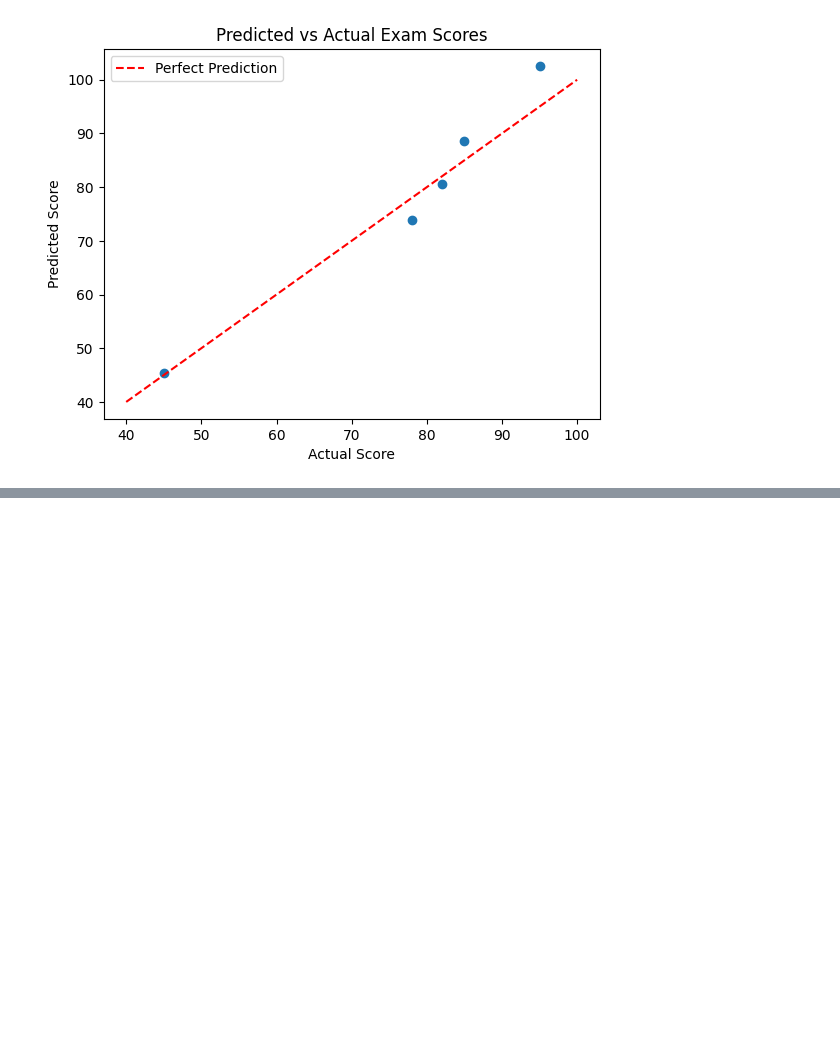
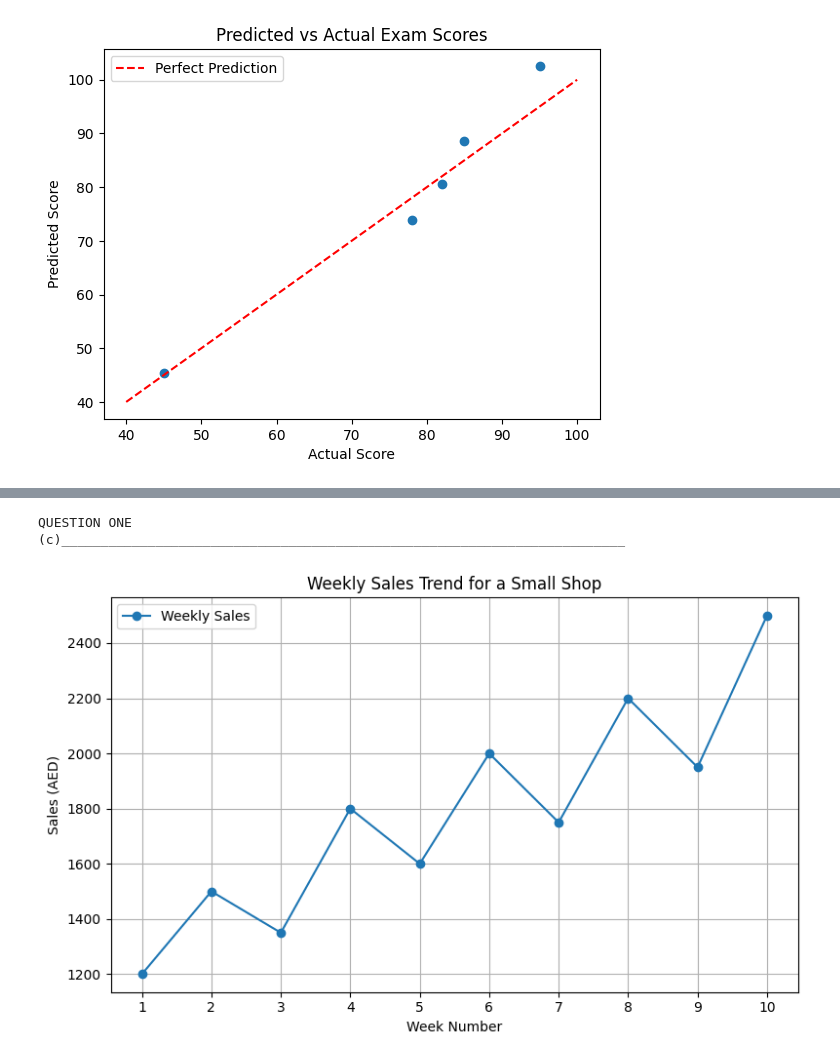
Before and after one commit to shawnadamz/my-data, a Jupyter notebook: BILAL_Abubakar_|_VU_BAD_2603_0214_DAY.ipynb, the cells around one changed output, grey strips where cells are left out. Saved outputs shown, nothing was run; the diff lists cells and outputs as text; code cells hidden in the pictures; blank space fills up the shorter version.

```diff
--- a/BILAL_Abubakar_|_VU_BAD_2603_0214_DAY.ipynb
+++ b/BILAL_Abubakar_|_VU_BAD_2603_0214_DAY.ipynb
@@ -216,0 +266,36 @@ This is an example of supervised learning because the dataset contains bothinput
+# %%
+print("QUESTION ONE")
+print("(c)________________________________________________________________________")
+
+
+import matplotlib.pyplot as plt
+
+# Plot weekly sales
+plt.figure(figsize=(8, 5))
+
+plt.plot(
+    df['Week'],
+    df['Sales'],
+    marker='o',
+    label='Weekly Sales'
+)
+
+plt.title('Weekly Sales Trend for a Small Shop')
+plt.xlabel('Week Number')
+plt.ylabel('Sales (AED)')
+
+plt.xticks(df['Week'])
+plt.grid(True)
+plt.legend()
+
+plt.tight_layout()
+
+# Save the graph
+plt.savefig('weekly_sales_graph.png', dpi=300)
+
+# Display the graph
+plt.show()
+# %% [output]
+QUESTION ONE
+(c)________________________________________________________________________
+[figure, added]
```
Also changed, not shown: parts of 6 cells of this notebook.
